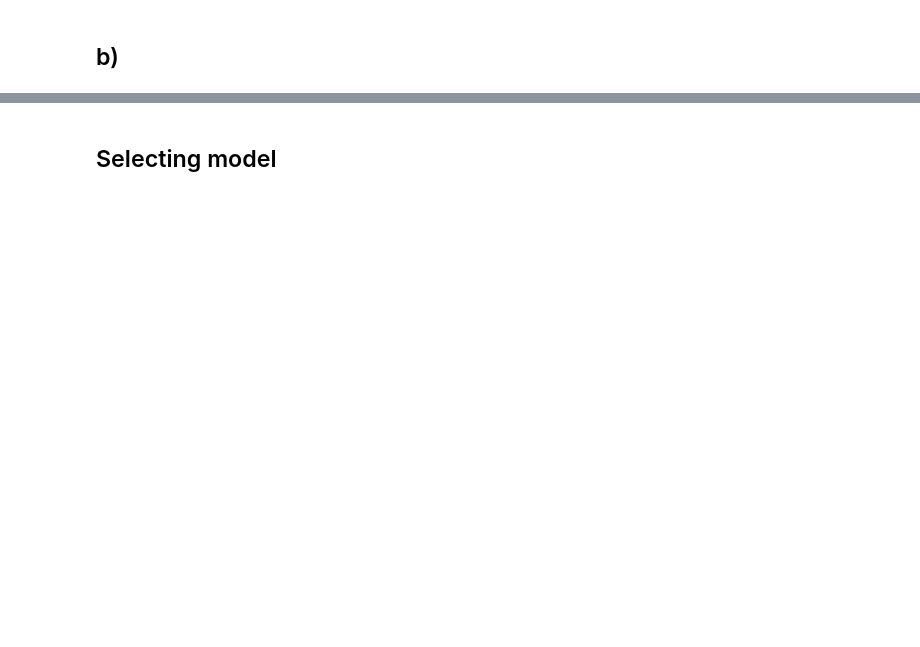
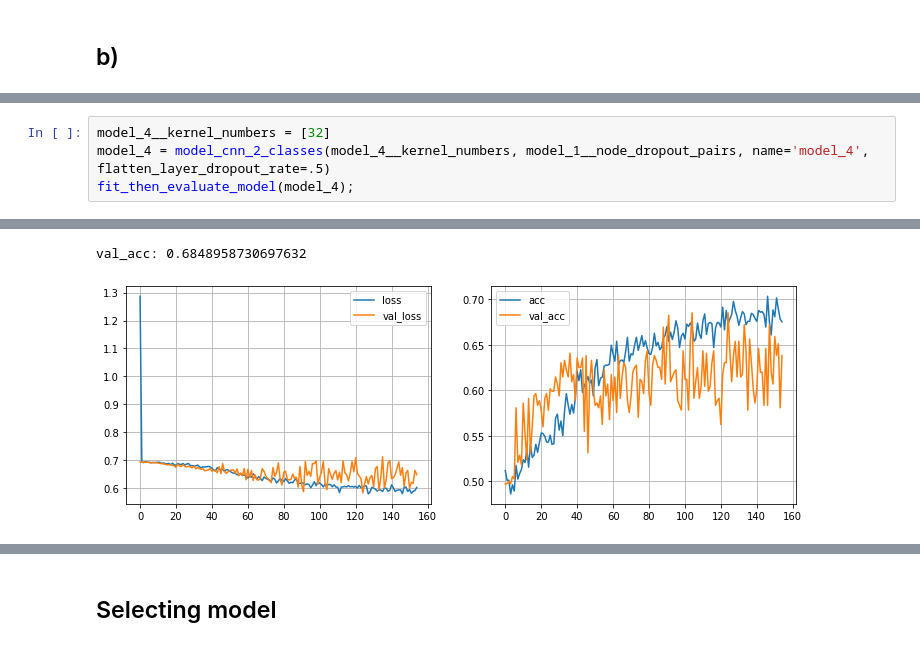
Before and after one commit to felix-tjernberg/ai21-deep-learning, a Jupyter notebook: lab/2_train_models.ipynb, the cells around one changed output, grey strips where cells are left out. Drawn from its saved outputs; the diff is of its cells as text; blank space fills up the shorter version.

```diff
--- a/lab/2_train_models.ipynb
+++ b/lab/2_train_models.ipynb
@@ -162,0 +145,5 @@ None
+# %%
+model_4__kernel_numbers = [32]
+model_4 = model_cnn_2_classes(model_4__kernel_numbers, model_1__node_dropout_pairs, name='model_4', flatten_layer_dropout_rate=.5)
+fit_then_evaluate_model(model_4);
+# %% [output]
@@ -162,0 +152,2 @@ None
+val_acc: 0.6848958730697632
+[figure, added]
```
Also changed, not shown: parts of 26 cells of this notebook.
